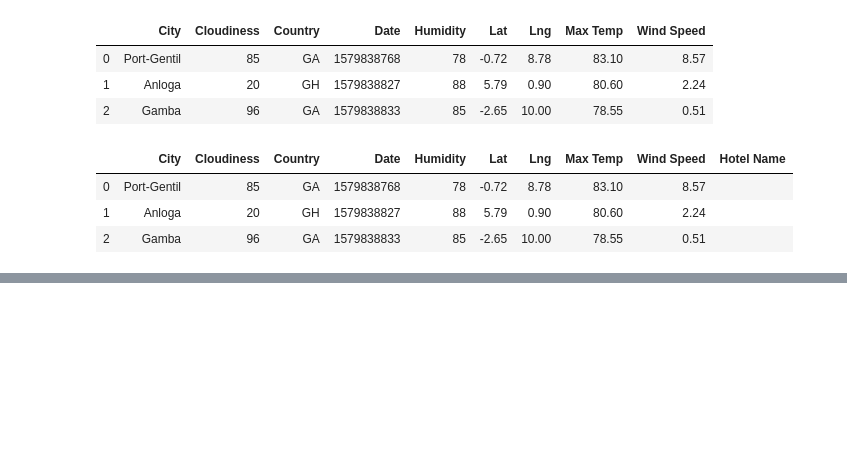
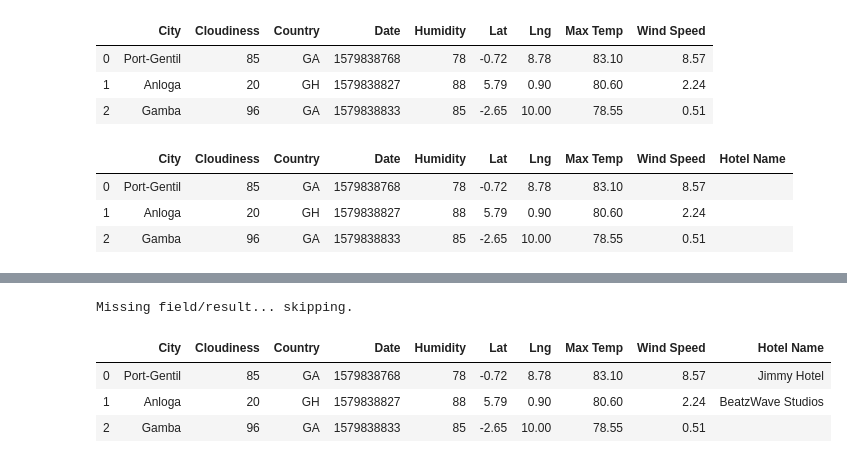
Before and after one commit to VallieTracy/Global-Weather-Analysis, a Jupyter notebook: WeatherPy/VacationPy.ipynb, the cells around one changed output, grey strips where cells are left out. Saved outputs shown, nothing was run; the diff lists cells and outputs as text; code cells hidden in the pictures; blank space fills up the shorter version.

Commit message:
found hotel names; observations, images, date formatting

```diff
--- a/WeatherPy/VacationPy.ipynb
+++ b/WeatherPy/VacationPy.ipynb
@@ -155,0 +109,47 @@ Testing: Find a hotel near Port-Gentil, coordinates already given.
+# %%
+# params dictionary to update each iteration
+target_search = "Hotel"
+
+params = {
+    "keyword": target_search,
+    "radius": 5000,
+    "key": g_key
+}
+
+# Use the lat/lng we recovered to identify airports
+for index, row in hotel_df.iterrows():
+    # get lat, lng from df
+    lat = row["Lat"]
+    lng = row["Lng"]
+
+    # change location each iteration while leaving original params in place
+    params["location"] = f"{lat},{lng}"
+
+    # Use the search term: "Hotel" and our lat/lng
+    base_url = "https://maps.googleapis.com/maps/api/place/nearbysearch/json"
+
+    # make request and print url
+    hotel_request = requests.get(base_url, params=params)
+
+#    print the name_address url, avoid doing for public github repos in order to avoid exposing key
+#    print(hotel_request.url)
+
+    # convert to json
+    hotel_request = hotel_request.json()
+    #print(json.dumps(hotel_request, indent=4, sort_keys=True))
+
+    # Since some data may be missing we incorporate a try-except to skip any that are missing a data point.
+    try:
+        hotel_df.loc[index, "Hotel Name"] = hotel_request["results"][0]["name"]
+        #hotel_df.loc[index, "Airport Address"] = name_address["results"][0]["vicinity"]
+        #cities_pd.loc[index, "Airport Rating"] = name_address["results"][0]["rating"]
+    except (KeyError, IndexError):
+        print("Missing field/result... skipping.")
+
+hotel_df
+# %% [output]
+Missing field/result... skipping.
+|  | City | Cloudiness | Country | Date | Humidity | Lat | Lng | Max Temp | Wind Speed | Hotel Name |
+| 0 | Port-Gentil | 85 | GA | 1579838768 | 78 | -0.72 | 8.78 | 83.10 | 8.57 | Jimmy Hotel |
+| 1 | Anloga | 20 | GH | 1579838827 | 88 | 5.79 | 0.90 | 80.60 | 2.24 | BeatzWave Studios |
+| 2 | Gamba | 96 | GA | 1579838833 | 85 | -2.65 | 10.00 | 78.55 | 0.51 |  |
```
Also changed, not shown: parts of 1 cell of this notebook, 15 other files.
